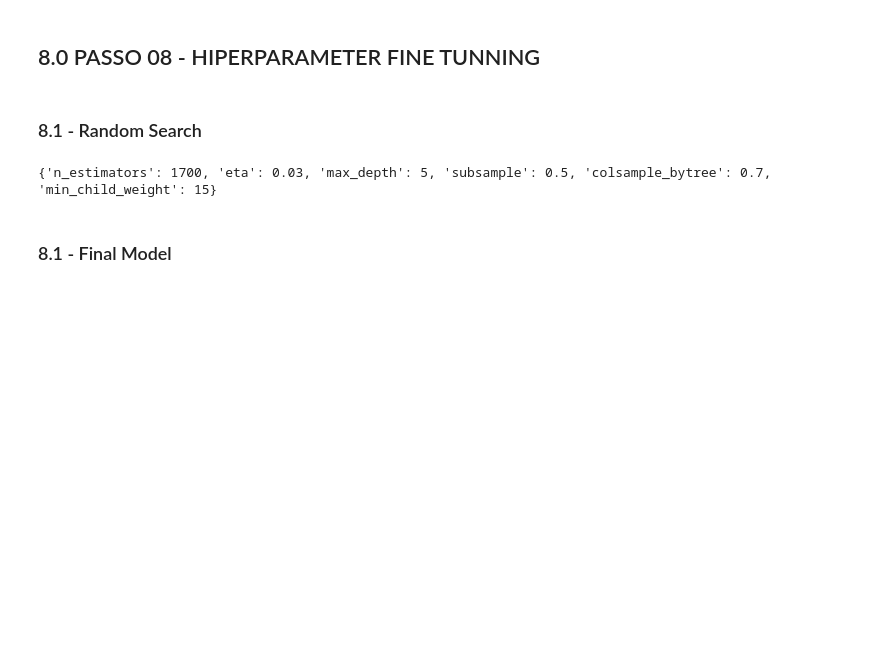
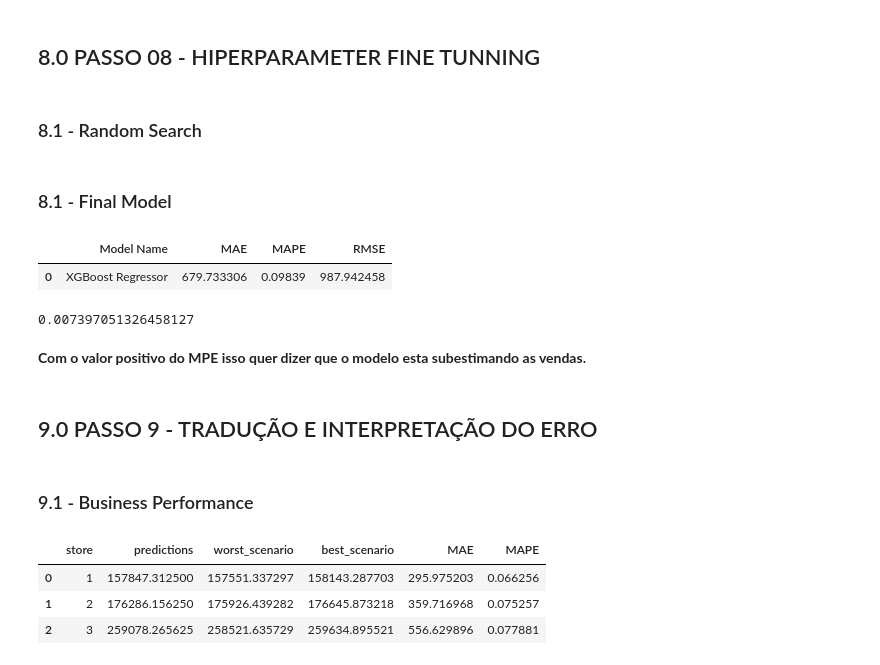
Before and after one commit to Samuel-Lima-DS/rossmann_sales, a Jupyter notebook: m04_v1_store_sales_prediction.ipynb, the cells around one changed output. Drawn from its saved outputs; the diff is of its cells as text; code cells hidden in the pictures; blank space fills up the shorter version.

```diff
--- a/m04_v1_store_sales_prediction.ipynb
+++ b/m04_v1_store_sales_prediction.ipynb
@@ -1167,27 +1176,25 @@ MAX_EVAL = 5
 # %%
-final_result = []
-for i in range( MAX_EVAL ):
-    #choose values for parameters randomly
-    hp = { k: random.sample( v, 1 )[0] for k, v in param.items() }
-    print ( hp )
-    # model
-    model_xgb = xgb.XGBRegressor( objective= 'reg:squarederror',
-                                 n_estimators =hp['n_estimators'],
-                                 eta = hp['eta'],
-                                 max_depth = hp['max_depth'],
-                                 subsample = hp['subsample'],
-                                 colsample_bytree = hp['colsample_bytree'],
-                                min_child_weight = hp['min_child_weight'])
+#final_result = []
+#for i in range( MAX_EVAL ):
+#    #choose values for parameters randomly
+#    hp = { k: random.sample( v, 1 )[0] for k, v in param.items() }
+#    print ( hp )
+#    # model
+#   model_xgb = xgb.XGBRegressor( objective= 'reg:squarederror',
+#                                 n_estimators =hp['n_estimators'],
+#                                 eta = hp['eta'],
+#                                 max_depth = hp['max_depth'],
+#                                 subsample = hp['subsample'],
+#                                 colsample_bytree = hp['colsample_bytree'],
+#                                min_child_weight = hp['min_child_weight'])
 
 
 
-    # performance
-    result = cross_validation(x_training, 2, 'XGBoost Regressor', model_xgb , verbose = False)
-    final_result = pd.concat( [final_result, result])
+#    # performance
+#    result = cross_validation(x_training, 2, 'XGBoost Regressor', model_xgb , verbose = False)
+#    final_result = pd.concat( [final_result, result])
 
-final_result
+#final_result
-# %% [output]
-{'n_estimators': 1700, 'eta': 0.03, 'max_depth': 5, 'subsample': 0.5, 'colsample_bytree': 0.7, 'min_child_weight': 15}
 # %% [markdown]
 ### 8.1 - Final Model
 # %%
@@ -1206,8 +1213,8 @@ model_xgb_tuned = xgb.XGBRegressor( objective= 'reg:squarederror',
                                  n_estimators =param_tuned['n_estimators'],
                                  eta = param_tuned['eta'],
                                  max_depth = param_tuned['max_depth'],
-                                 sub_sample = param_tuned['sub_sample'],
-                                 colsample_bytee = param_tuned['colsample_bytee'],
+                                 subsample = param_tuned['subsample'],
+                                 colsample_bytree = param_tuned['colsample_bytree'],
                                 min_child_weight = param_tuned['min_child_weight']).fit( x_train, y_train )
 
 
@@ -1218,3 +1225,17 @@ yhat_xgb_tuned = model_xgb_tuned.predict( x_test )
 # performance
 xgb_result_tuned = ml_error ( 'XGBoost Regressor', np.expm1( y_test ), np.expm1( yhat_xgb_tuned ) )
 xgb_result_tuned
+# %% [output]
+|  | Model Name | MAE | MAPE | RMSE |
+| 0 | XGBoost Regressor | 679.733306 | 0.09839 | 987.942458 |
+# %%
+# MPE
+
+mpe = mean_percentage_error( np.expm1( y_test ), np.expm1( yhat_xgb_tuned ) )
+mpe
+# %% [output]
+0.007397051326458127
+# %% [markdown]
+**Com o valor positivo do MPE isso quer dizer que o modelo esta subestimando as vendas.**
+# %% [markdown]
+## 9.0 PASSO 9 - TRADUÇÃO E INTERPRETAÇÃO DO ERRO
@@ -1220,0 +1248,26 @@ xgb_result_tuned
+# %% [markdown]
+### 9.1 - Business Performance
+# %%
+# sum of predictions
+df9_aux = df9[['store', 'predictions']].groupby( 'store' ).sum().reset_index()
+
+# MAE e MAPE
+df9_aux1 = df9[['store', 'sales', 'predictions']].groupby( 'store').apply( lambda x: mt.mean_absolute_error( x['sales'], x['predictions'] ) ).reset_index().rename( columns={0:'MAE'})
+df9_aux2 = df9[['store', 'sales', 'predictions']].groupby( 'store').apply( lambda x: mean_absolute_percentage_error( x['sales'], x['predictions'] ) ).reset_index().rename( columns={0:'MAPE'})
+
+# Merge
+df9_aux3 = pd.merge( df9_aux1, df9_aux2, how='inner', on='store' )
+df9_aux4 = pd.merge( df9_aux, df9_aux3, how='inner', on='store')
+
+# Cenários
+df9_aux4['worst_scenario'] = df9_aux4['predictions'] - df9_aux4['MAE']
+df9_aux4['best_scenario'] = df9_aux4['predictions'] + df9_aux4['MAE']
+
+# order columns
+df9_aux4 = df9_aux4[['store', 'predictions','worst_scenario', 'best_scenario', 'MAE', 'MAPE' ]]
+df9_aux4.head(3)
+# %% [output]
+|  | store | predictions | worst_scenario | best_scenario | MAE | MAPE |
+| 0 | 1 | 157847.312500 | 157551.337297 | 158143.287703 | 295.975203 | 0.066256 |
+| 1 | 2 | 176286.156250 | 175926.439282 | 176645.873218 | 359.716968 | 0.075257 |
+| 2 | 3 | 259078.265625 | 258521.635729 | 259634.895521 | 556.629896 | 0.077881 |
```
Also changed, not shown: parts of 14 cells of this notebook.
